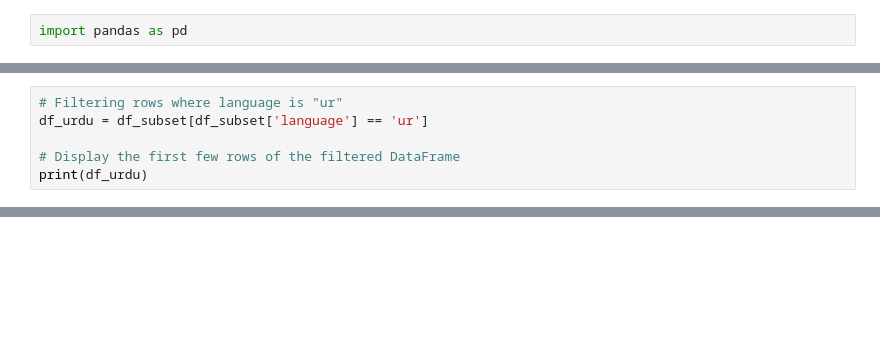
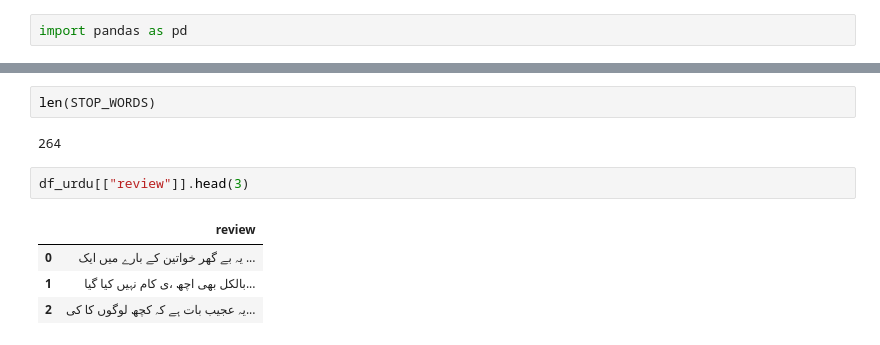
Before and after one commit to Musa-Ali-Kazmi/Urdu-Text-Sentiment-Analysis, a Jupyter notebook: Urdu_Text_Sentiment_Analysis.ipynb, the cells around one changed output, grey strips where cells are left out. Cells and saved outputs as stored; diff of their text form; blank space fills up the shorter version.

```diff
--- a/Urdu_Text_Sentiment_Analysis.ipynb
+++ b/Urdu_Text_Sentiment_Analysis.ipynb
@@ -26,6 +15,0 @@ df_subset = df.loc[:, ["preprocessed_tweet", "language", "sentiment"]]
-# %%
-# Filtering rows where language is "ur"
-df_urdu = df_subset[df_subset['language'] == 'ur']
-
-# Display the first few rows of the filtered DataFrame
-print(df_urdu)
@@ -46,0 +322,11 @@ print(df_urdu)
+# %%
+len(STOP_WORDS)
+# %% [output]
+264
+# %%
+df_urdu[["review"]].head(3)
+# %% [output]
+|  | review |
+| 0 | یہ بے گھر خواتین کے بارے میں ایک ... |
+| 1 | بالکل بھی اچھ ،ی کام نہیں کیا گیا... |
+| 2 | یہ عجیب بات ہے کہ کچھ لوگوں کا کی... |
```
Also changed, not shown: parts of 17 cells of this notebook.
